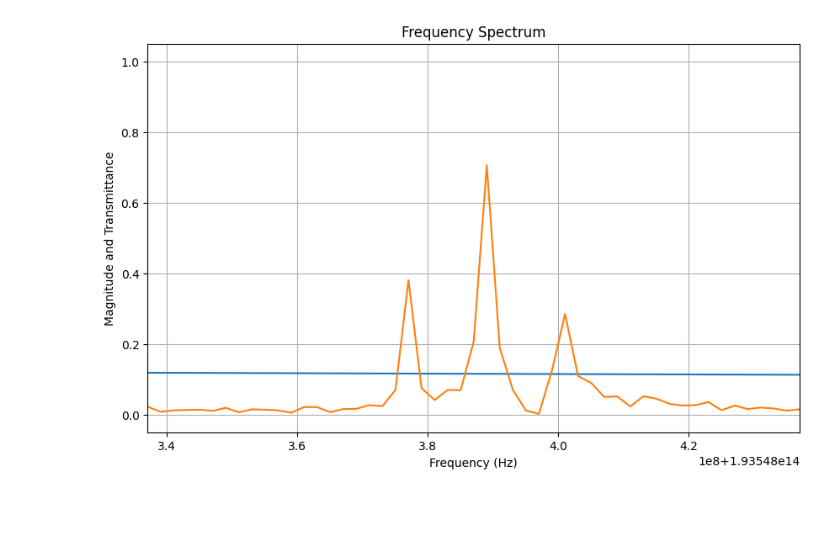
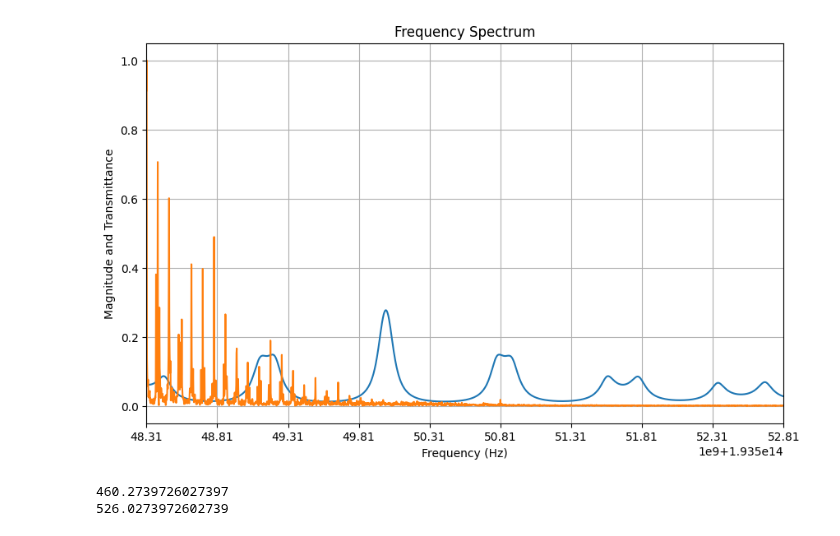
Before and after one commit to Orange-spearow/Finally_praktika, a Jupyter notebook: Подбор волоконных фильтров 2.ipynb, the cells around one changed output. Drawn from its saved outputs; the diff is of its cells as text; code cells hidden in the pictures; blank space fills up the shorter version.

```diff
--- a/Подбор волоконных фильтров 2.ipynb
+++ b/Подбор волоконных фильтров 2.ipynb
@@ -19,10 +19,10 @@ h = 1550e-9
 f_Er = c/h
 freq = freq - 80e6 + c/h
 
-k1 = k3 = 0.38
-k2 = 0.065
-l = 14.42e-3
-L = 16.48e-3
+k1 = k3 = 0.25
+k2 = 0.032
+l = 230.13698630136986e-3
+L = 263.01369863013696e-3
 n = 1.46
 c = 3e8
 T1 = n*l/c
@@ -31,32 +31,45 @@ T2 = n*L/c
 γ1 = np.exp(-α * l)
 γ2 = np.exp(-α * L)
 N = 7
 M = 8
 C1 = np.sqrt(1-k1)
 C2 = np.sqrt(1-k2)
 C3 = np.sqrt(1-k3)
 def t_filter_first(w):
     z = np.exp(1j*w*2*np.pi*T1/N)
     return  (1j * np.sqrt(γ1 * γ2 * k1 * k2 * k3) * np.sqrt(z**(-(N + M))))/(1 - C1 * C2 * γ1 * z**(-N) - C2 * C3 * γ2 * z**(-M)\
         + C1 * C3 * γ1 * γ2 * z**(-(N + M)))
 def T_filter_first(freq):
     result = []
     for w in freq:
         value = t_filter_first(w)
         result.append(value)
     return np.array(result)
 T_values = np.abs(T_filter_first(freq))
 
 plt.figure(figsize = (10,6))
 plt.plot(freq, T_values)
 plt.plot(freq, np.abs(fft_signal_norm))
 plt.xlim(c/h - 50e6 , c/h + 50e6)  # отображение только положительных частот
-#plt.xticks(np.arange(min(freq) , max(freq), 50e7))
+plt.xticks(np.arange(min(freq) , max(freq), 50e7))
 plt.xlabel('Frequency (Hz)')
 plt.ylabel('Magnitude and Transmittance')
 plt.title('Frequency Spectrum')
 plt.grid(True)
 #plt.tight_layout()
 plt.show()
 # %% [output]
-[figure, old version]
+[figure, new version]
+# %%
+FSR = 3.125e9
+c = 3e8
+n = 1.46
+l = 7 * c / (n  * FSR)
+print(l * 1e3)
+N = 7
+M = 8
+L = M/N * l
+print(L * 1e3)
+# %% [output]
+460.2739726027397
+526.0273972602739
```
Also changed, not shown: 1 other file.
